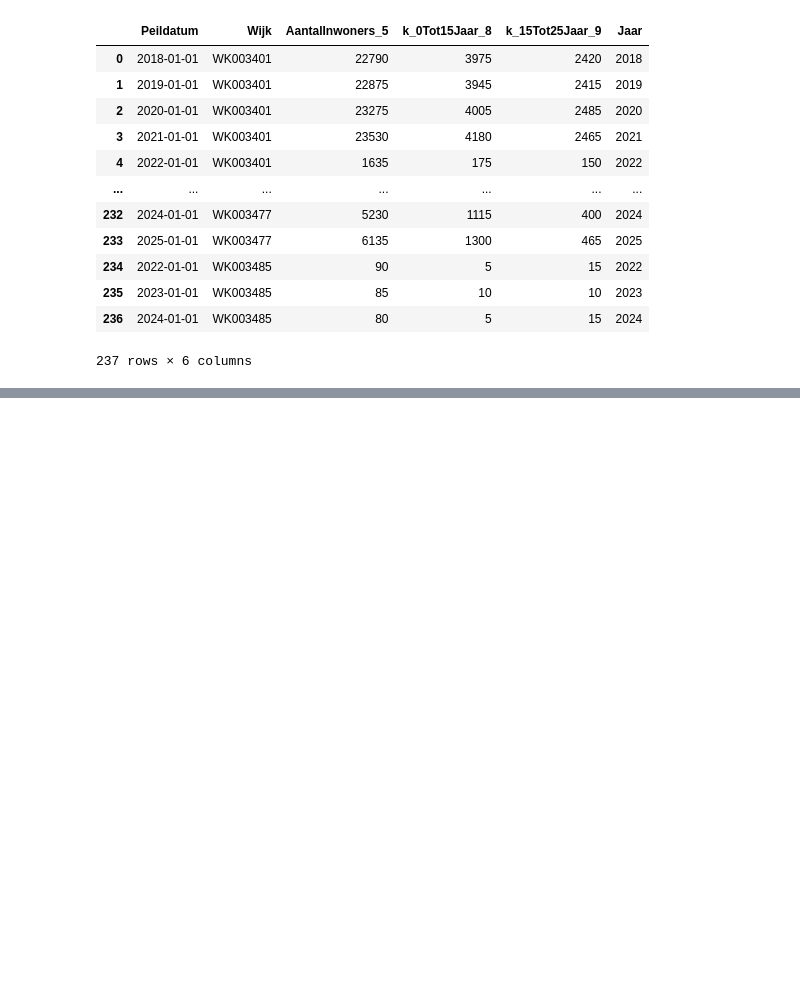
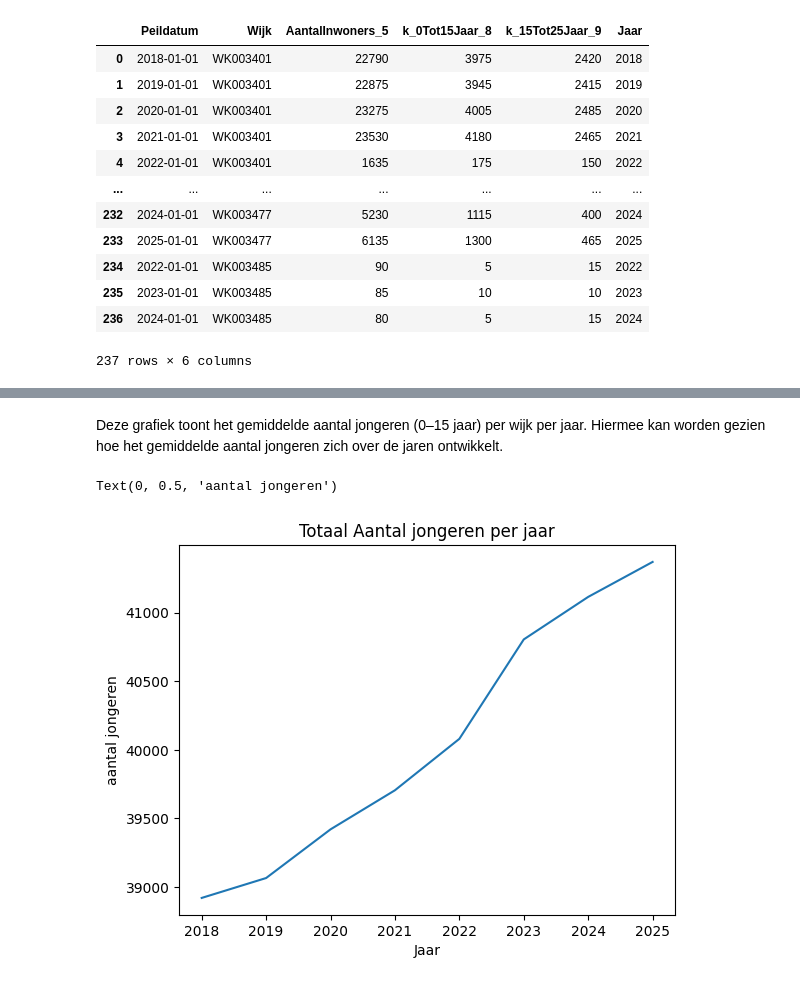
Before and after one commit to Ismael-991/almere-jeugd-voorspelling, a Jupyter notebook: notebooks/individual/Mohammed_notebook.ipynb, the cells around one changed output, grey strips where cells are left out. Cells and saved outputs as stored; diff of their text form; code cells hidden in the pictures; blank space fills up the shorter version.

```diff
--- a/notebooks/individual/Mohammed_notebook.ipynb
+++ b/notebooks/individual/Mohammed_notebook.ipynb
@@ -102,0 +200,11 @@ df.to_csv("../../data/processed/df_v6_clean_final.csv", index=False)
+# %% [markdown]
+Deze grafiek toont het gemiddelde aantal jongeren (0–15 jaar) per wijk per jaar. Hiermee kan worden gezien hoe het gemiddelde aantal jongeren zich over de jaren ontwikkelt.
+# %%
+df.groupby("Jaar")["k_0Tot15Jaar_8"].sum().plot()
+
+plt.title("Totaal Aantal jongeren per jaar")
+plt.xlabel("Jaar")
+plt.ylabel("aantal jongeren")
+# %% [output]
+Text(0, 0.5, 'aantal jongeren')
+[figure, added]
```
Also changed, not shown: parts of 35 cells of this notebook.
